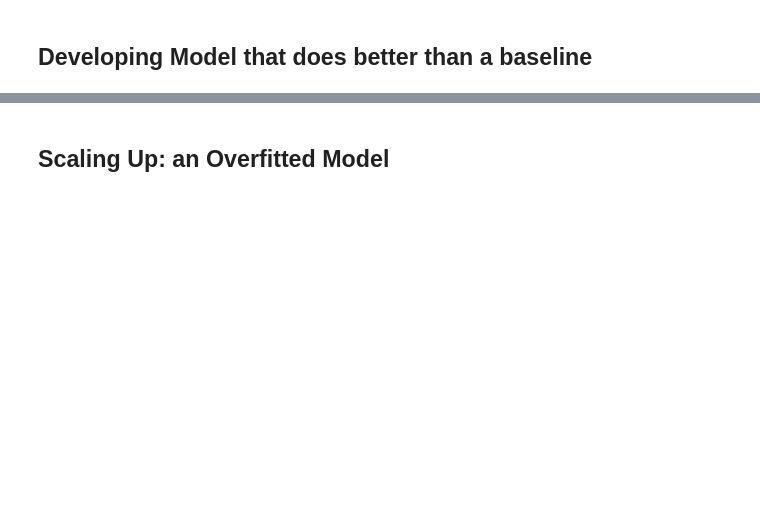
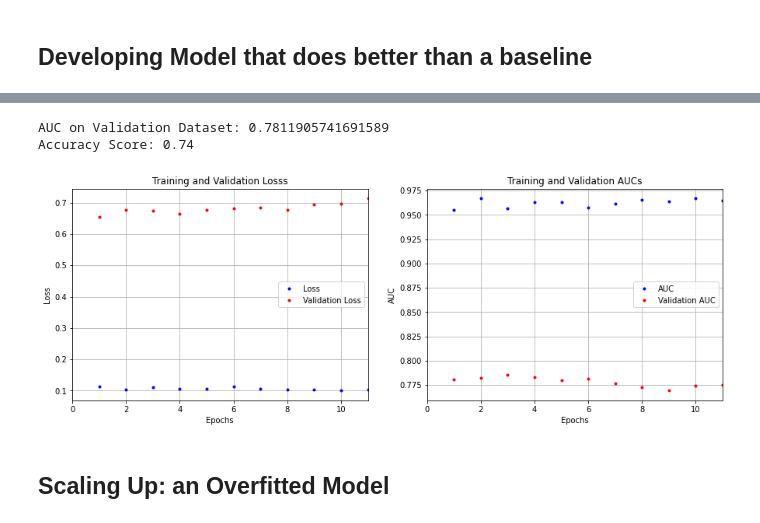
Before and after one commit to sreent/neural-networks-old, a Jupyter notebook: credit_risk_analysis.ipynb, the cells around one changed output, grey strips where cells are left out. Drawn from its saved outputs; the diff is of its cells as text; code cells hidden in the pictures; blank space fills up the shorter version.

```diff
--- a/credit_risk_analysis.ipynb
+++ b/credit_risk_analysis.ipynb
@@ -174,2 +281,52 @@ METRIC = tf.keras.metrics.AUC()
+# %%
+batch_size = 16
+EPOCHS = 100
+
+
+MONITOR = 'val_loss'
+PATIENCE = 10
+
+early_stop = EarlyStopping(monitor=MONITOR, restore_best_weights=True,
+                           patience=PATIENCE, verbose=0)
+
+
+model, score, history = fit_mlp_classifier(model, X_train, y_train,
+                                           class_weight=CLASS_WEIGHT,
+                                           batch_size=batch_size, epochs=EPOCHS,
+                                           val_data=(X_val, y_val), callbacks=[early_stop], seed=0)
+
+print('AUC on Validation Dataset:', score)
+print('Accuracy Score on Validation Dataset:', accuracy_score(y_val, (model.predict(X_val, verbose=0) > 0.5).astype('int32')))
+# %% [output]
+AUC on Validation Dataset: 0.7811905741691589
+Accuracy Score: 0.74
+# %%
+def plot_training_history(history, monitors=['loss', 'AUC']) :
+
+  # using the variable axs for multiple Axes
+  fig, axs = plt.subplots(1, 2, sharex='all', figsize=(15,5))
+
+  for ax, monitor in zip(axs.flat, monitors) :
+    loss, val_loss = history.history[monitor], history.history['val_' + monitor]
+
+    if monitor == 'loss' :
+      monitor = monitor.capitalize()
+
+    epochs = range(1, len(loss)+1)
+
+    ax.plot(epochs, loss, 'b.', label=monitor)
+    ax.plot(epochs, val_loss, 'r.', label='Validation ' + monitor)
+    ax.set_xlim([0, len(loss)])
+    ax.title.set_text('Training and Validation ' + monitor + 's')
+    ax.set_xlabel('Epochs')
+    ax.set_ylabel(monitor)
+    ax.legend()
+    ax.grid()
+
+  _ = plt.show()
+# %%
+plot_training_history(history, monitors=['loss', 'AUC'])
+# %% [output]
+[figure, added]
 # %% [markdown]
 ## Scaling Up: an Overfitted Model
```
Also changed, not shown: parts of 25 cells of this notebook.
